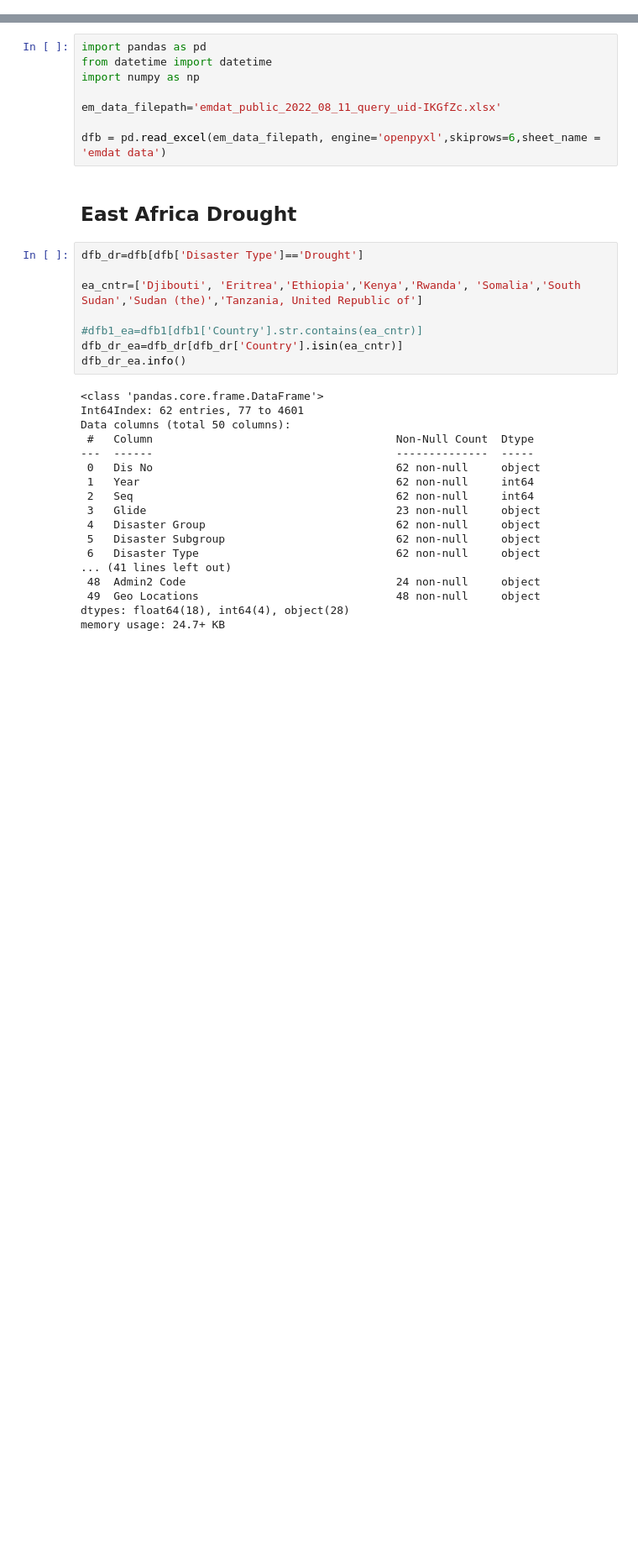
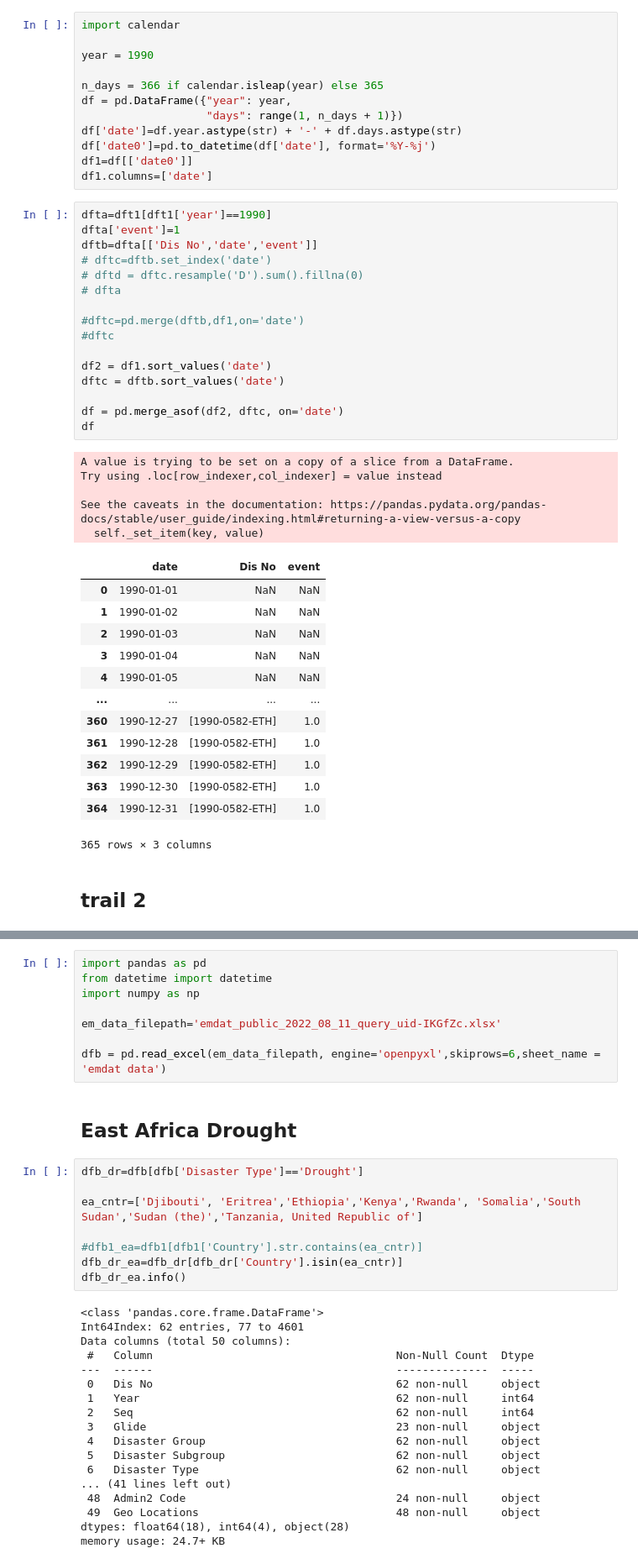
Before and after one commit to icpac-igad/ea-ibf-climada, a Jupyter notebook: impact_catalog/timeseries_calendar_plot_drought.ipynb, the cells around one changed output, grey strips where cells are left out. Shown at 84% size. Saved outputs shown, nothing was run; the diff lists cells and outputs as text; blank space fills up the shorter version.

```diff
--- a/impact_catalog/timeseries_calendar_plot_drought.ipynb
+++ b/impact_catalog/timeseries_calendar_plot_drought.ipynb
@@ -0,0 +197,49 @@
+# %%
+import calendar
+
+year = 1990
+
+n_days = 366 if calendar.isleap(year) else 365
+df = pd.DataFrame({"year": year,
+                   "days": range(1, n_days + 1)})
+df['date']=df.year.astype(str) + '-' + df.days.astype(str)
+df['date0']=pd.to_datetime(df['date'], format='%Y-%j')
+df1=df[['date0']]
+df1.columns=['date']
+# %%
+dfta=dft1[dft1['year']==1990]
+dfta['event']=1
+dftb=dfta[['Dis No','date','event']]
+# dftc=dftb.set_index('date')
+# dftd = dftc.resample('D').sum().fillna(0)
+# dfta
+
+#dftc=pd.merge(dftb,df1,on='date')
+#dftc
+
+df2 = df1.sort_values('date')
+dftc = dftb.sort_values('date')
+
+df = pd.merge_asof(df2, dftc, on='date')
+df
+# %% [output]
+A value is trying to be set on a copy of a slice from a DataFrame.
+Try using .loc[row_indexer,col_indexer] = value instead
+
+See the caveats in the documentation: https://pandas.pydata.org/pandas-docs/stable/user_guide/indexing.html#returning-a-view-versus-a-copy
+  self._set_item(key, value)
+|  | date | Dis No | event |
+| 0 | 1990-01-01 | NaN | NaN |
+| 1 | 1990-01-02 | NaN | NaN |
+| 2 | 1990-01-03 | NaN | NaN |
+| 3 | 1990-01-04 | NaN | NaN |
+| 4 | 1990-01-05 | NaN | NaN |
+| ... | ... | ... | ... |
+| 360 | 1990-12-27 | [1990-0582-ETH] | 1.0 |
+| 361 | 1990-12-28 | [1990-0582-ETH] | 1.0 |
+| 362 | 1990-12-29 | [1990-0582-ETH] | 1.0 |
+| 363 | 1990-12-30 | [1990-0582-ETH] | 1.0 |
+| 364 | 1990-12-31 | [1990-0582-ETH] | 1.0 |
+365 rows × 3 columns
+# %% [markdown]
+## trail 2
```
Also changed, not shown: parts of 17 cells of this notebook, 6 other files.
